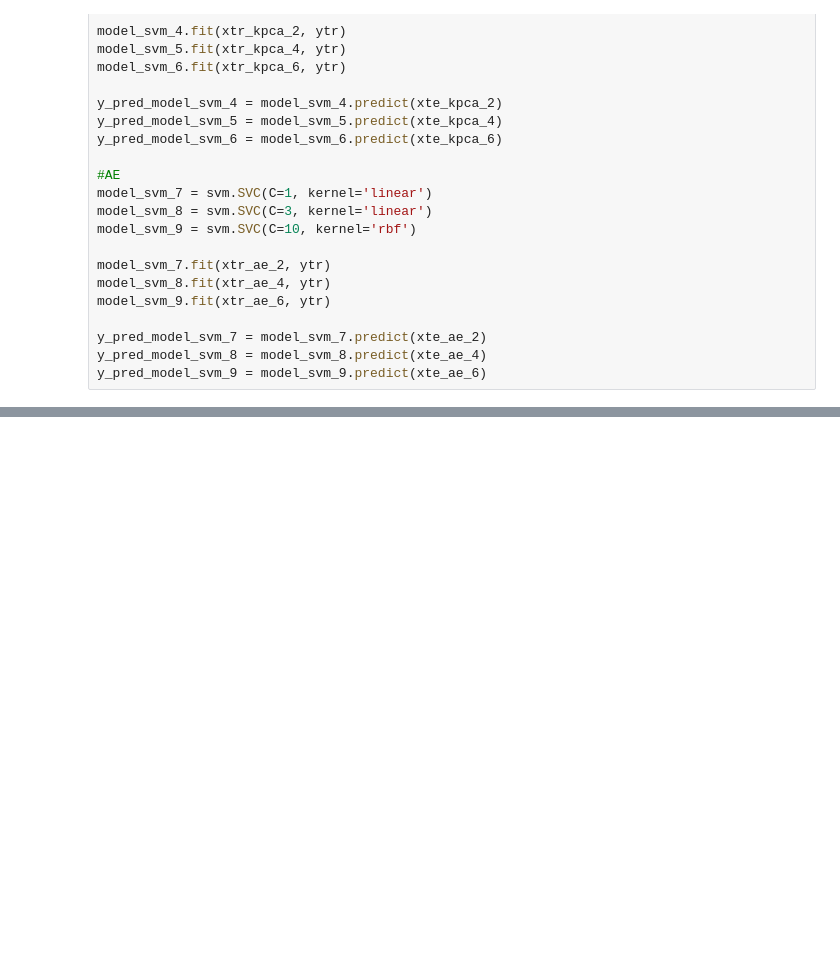
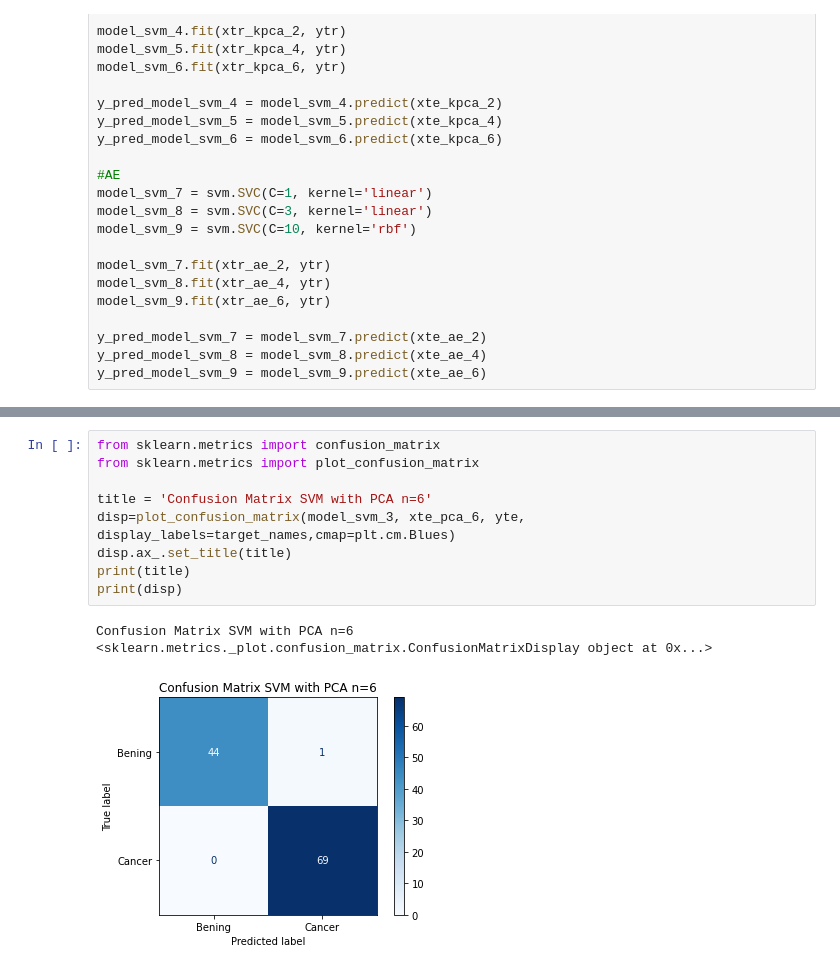
Before and after one commit to nmirson-ml/local_dir, a Jupyter notebook: pattern_recognition_2020_final_assignment_MIRSON_II.ipynb, the cells around one changed output, grey strips where cells are left out. Saved outputs shown, nothing was run; the diff lists cells and outputs as text; blank space fills up the shorter version.

```diff
--- a/pattern_recognition_2020_final_assignment_MIRSON_II.ipynb
+++ b/pattern_recognition_2020_final_assignment_MIRSON_II.ipynb
@@ -1146,0 +1047,13 @@ sns.heatmap(pd.DataFrame(clf_report).iloc[:-1, :].T, annot=True, cmap = 'Pastel1
+# %%
+from sklearn.metrics import confusion_matrix
+from sklearn.metrics import plot_confusion_matrix
+
+title = 'Confusion Matrix SVM with PCA n=6'
+disp=plot_confusion_matrix(model_svm_3, xte_pca_6, yte, display_labels=target_names,cmap=plt.cm.Blues)
+disp.ax_.set_title(title)
+print(title)
+print(disp)
+# %% [output]
+Confusion Matrix SVM with PCA n=6
+<sklearn.metrics._plot.confusion_matrix.ConfusionMatrixDisplay object at 0x...>
+[figure, added]
```
Also changed, not shown: parts of 58 cells of this notebook.
